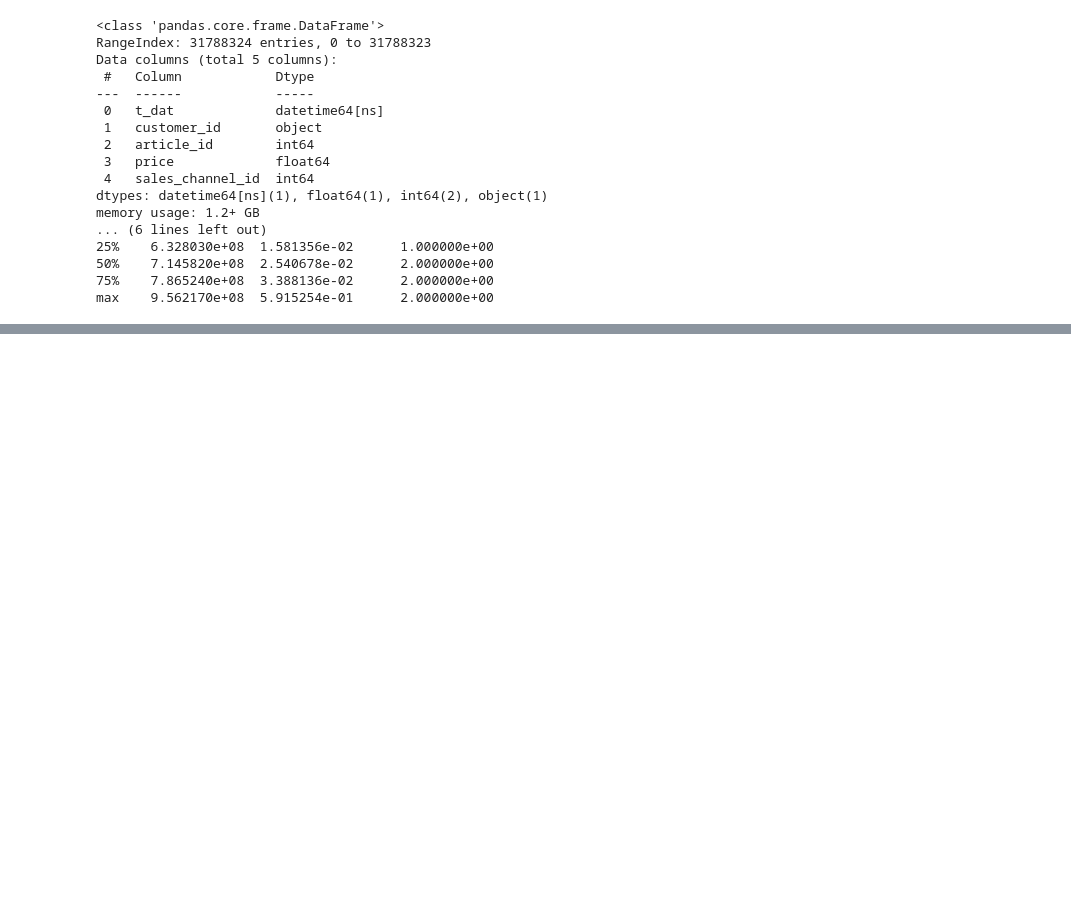
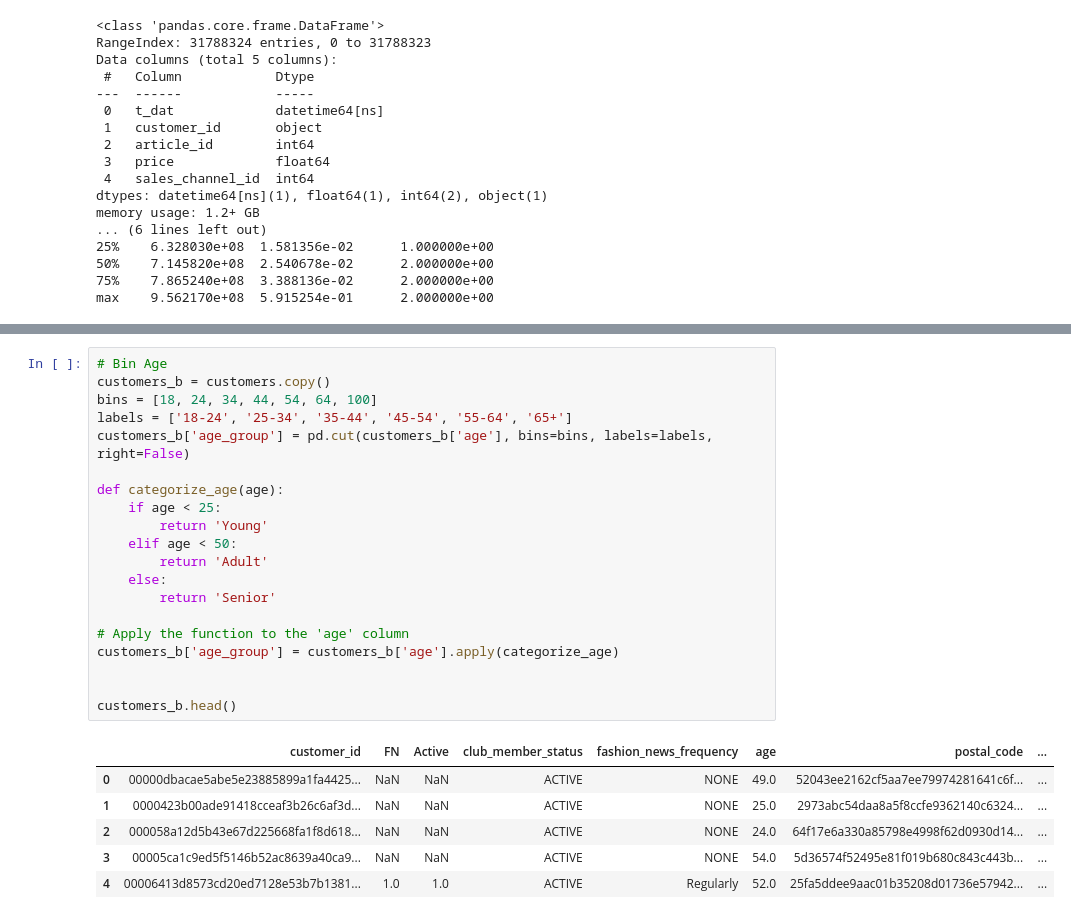
Before and after one commit to billysimct/Data-Science-Business, a Jupyter notebook: demo.ipynb, the cells around one changed output, grey strips where cells are left out. Drawn from its saved outputs; the diff is of its cells as text; blank space fills up the shorter version.

```diff
--- a/demo.ipynb
+++ b/demo.ipynb
@@ -474,0 +500,27 @@ max    9.562170e+08  5.915254e-01      2.000000e+00
+# %%
+# Bin Age
+customers_b = customers.copy()
+bins = [18, 24, 34, 44, 54, 64, 100]
+labels = ['18-24', '25-34', '35-44', '45-54', '55-64', '65+']
+customers_b['age_group'] = pd.cut(customers_b['age'], bins=bins, labels=labels, right=False)
+
+def categorize_age(age):
+    if age < 25:
+        return 'Young'
+    elif age < 50:
+        return 'Adult'
+    else:
+        return 'Senior'
+
+# Apply the function to the 'age' column
+customers_b['age_group'] = customers_b['age'].apply(categorize_age)
+
+
+customers_b.head()
+# %% [output]
+|  | customer_id | FN | Active | club_member_status | fashion_news_frequency | age | postal_code | ... |
+| 0 | 00000dbacae5abe5e23885899a1fa4425... | NaN | NaN | ACTIVE | NONE | 49.0 | 52043ee2162cf5aa7ee79974281641c6f... | ... |
+| 1 | 0000423b00ade91418cceaf3b26c6af3d... | NaN | NaN | ACTIVE | NONE | 25.0 | 2973abc54daa8a5f8ccfe9362140c6324... | ... |
+| 2 | 000058a12d5b43e67d225668fa1f8d618... | NaN | NaN | ACTIVE | NONE | 24.0 | 64f17e6a330a85798e4998f62d0930d14... | ... |
+| 3 | 00005ca1c9ed5f5146b52ac8639a40ca9... | NaN | NaN | ACTIVE | NONE | 54.0 | 5d36574f52495e81f019b680c843c443b... | ... |
+| 4 | 00006413d8573cd20ed7128e53b7b1381... | 1.0 | 1.0 | ACTIVE | Regularly | 52.0 | 25fa5ddee9aac01b35208d01736e57942... | ... |
```
Also changed, not shown: parts of 3 cells of this notebook.
